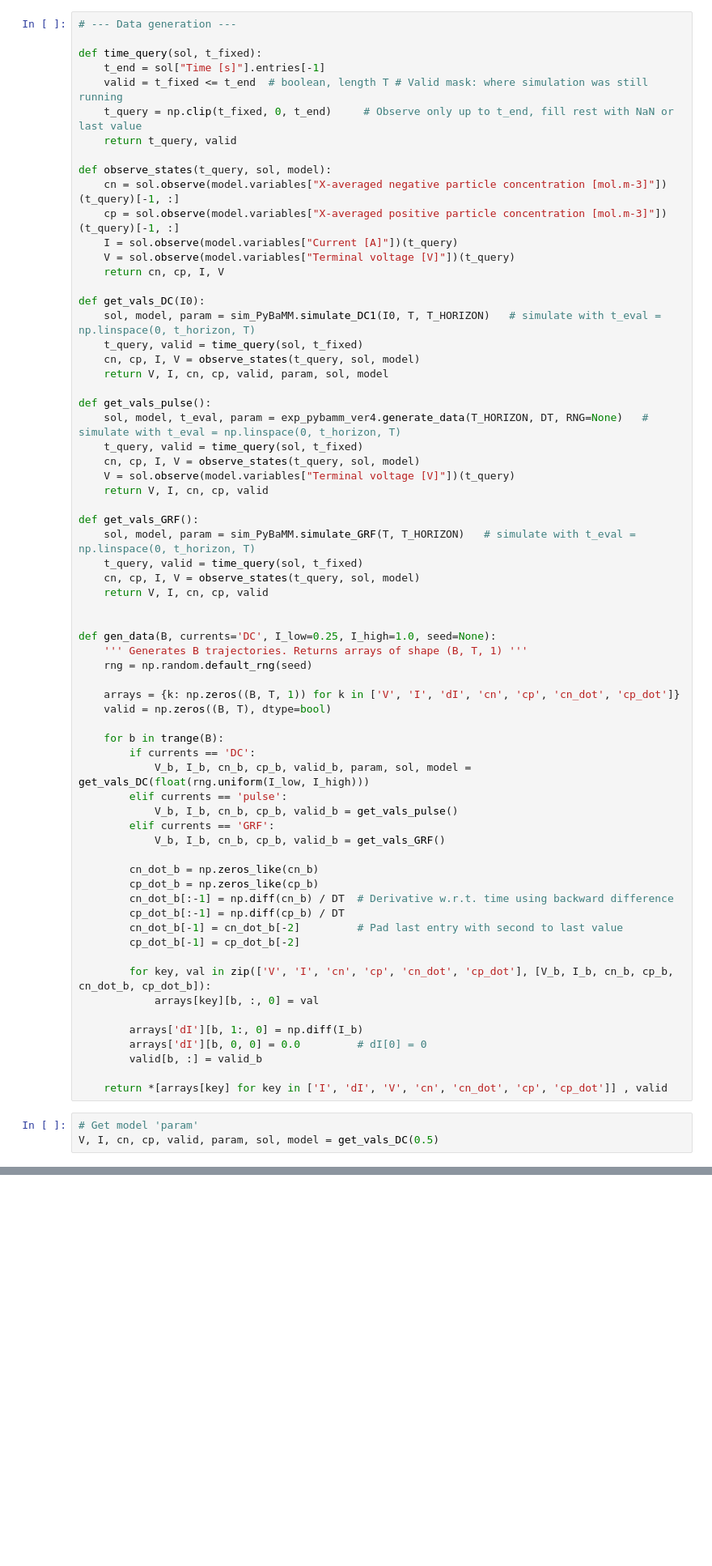
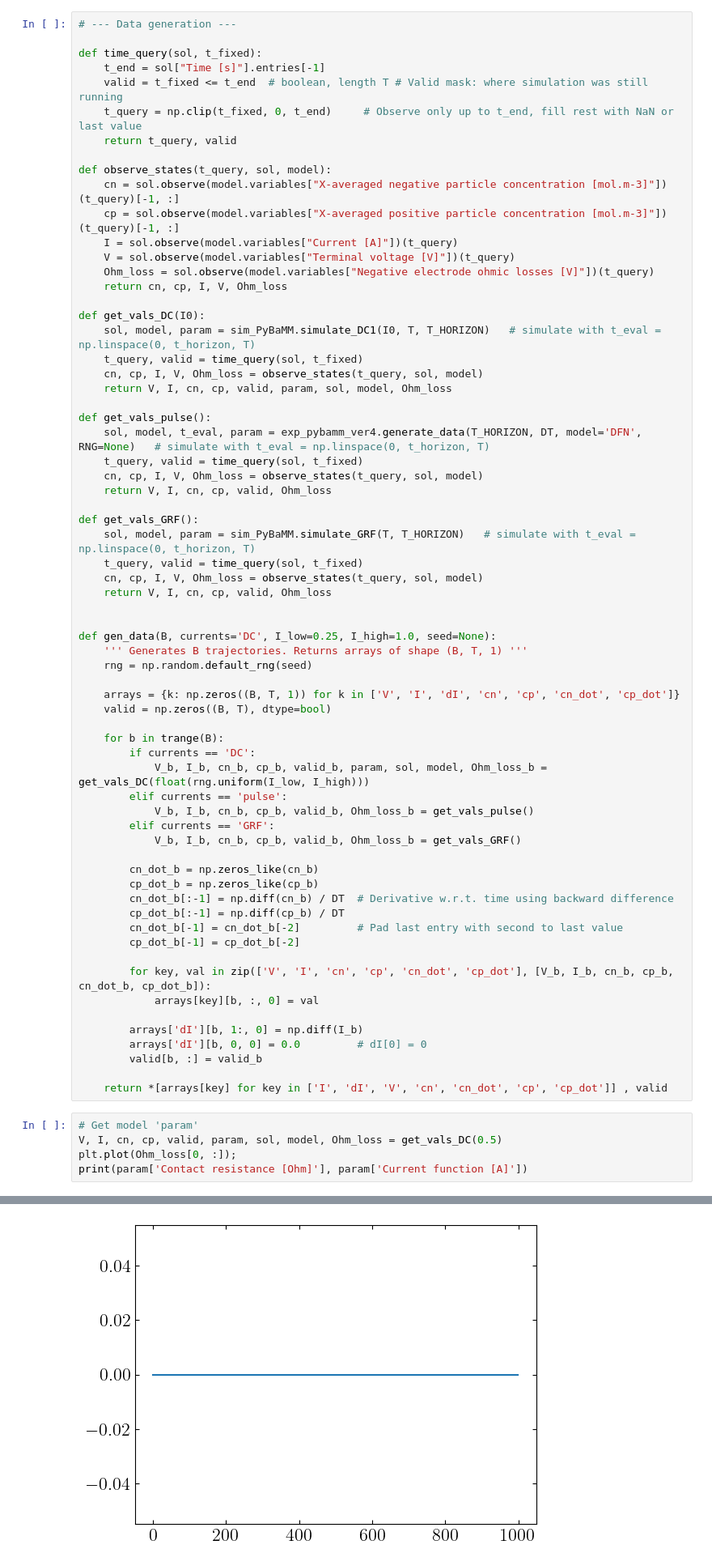
Before and after one commit to j-haralds/MSc_thesis, a Jupyter notebook: program/2_EncodedEulerNN/1_JN_xi_xidot.ipynb, the cells around one changed output, grey strips where cells are left out. Shown at 81% size. Saved outputs shown, nothing was run; the diff lists cells and outputs as text; blank space fills up the shorter version.

```diff
--- a/program/2_EncodedEulerNN/1_JN_xi_xidot.ipynb
+++ b/program/2_EncodedEulerNN/1_JN_xi_xidot.ipynb
@@ -45,26 +45,26 @@ def observe_states(t_query, sol, model):
     cp = sol.observe(model.variables["X-averaged positive particle concentration [mol.m-3]"])(t_query)[-1, :]
     I = sol.observe(model.variables["Current [A]"])(t_query)
     V = sol.observe(model.variables["Terminal voltage [V]"])(t_query)
-    return cn, cp, I, V
+    Ohm_loss = sol.observe(model.variables["Negative electrode ohmic losses [V]"])(t_query)
+    return cn, cp, I, V, Ohm_loss
 
 def get_vals_DC(I0):
     sol, model, param = sim_PyBaMM.simulate_DC1(I0, T, T_HORIZON)   # simulate with t_eval = np.linspace(0, t_horizon, T)
     t_query, valid = time_query(sol, t_fixed)
-    cn, cp, I, V = observe_states(t_query, sol, model)
-    return V, I, cn, cp, valid, param, sol, model
+    cn, cp, I, V, Ohm_loss = observe_states(t_query, sol, model)
+    return V, I, cn, cp, valid, param, sol, model, Ohm_loss
 
 def get_vals_pulse():
-    sol, model, t_eval, param = exp_pybamm_ver4.generate_data(T_HORIZON, DT, RNG=None)   # simulate with t_eval = np.linspace(0, t_horizon, T)
+    sol, model, t_eval, param = exp_pybamm_ver4.generate_data(T_HORIZON, DT, model='DFN', RNG=None)   # simulate with t_eval = np.linspace(0, t_horizon, T)
     t_query, valid = time_query(sol, t_fixed)
-    cn, cp, I, V = observe_states(t_query, sol, model)
-    V = sol.observe(model.variables["Terminal voltage [V]"])(t_query)
-    return V, I, cn, cp, valid
+    cn, cp, I, V, Ohm_loss = observe_states(t_query, sol, model)
+    return V, I, cn, cp, valid, Ohm_loss
 
 def get_vals_GRF():
     sol, model, param = sim_PyBaMM.simulate_GRF(T, T_HORIZON)   # simulate with t_eval = np.linspace(0, t_horizon, T)
     t_query, valid = time_query(sol, t_fixed)
-    cn, cp, I, V = observe_states(t_query, sol, model)
-    return V, I, cn, cp, valid
+    cn, cp, I, V, Ohm_loss = observe_states(t_query, sol, model)
+    return V, I, cn, cp, valid, Ohm_loss
 
 
 def gen_data(B, currents='DC', I_low=0.25, I_high=1.0, seed=None):
@@ -76,11 +76,11 @@ def gen_data(B, currents='DC', I_low=0.25, I_high=1.0, seed=None):
 
     for b in trange(B):
         if currents == 'DC':
-            V_b, I_b, cn_b, cp_b, valid_b, param, sol, model = get_vals_DC(float(rng.uniform(I_low, I_high)))
+            V_b, I_b, cn_b, cp_b, valid_b, param, sol, model, Ohm_loss_b = get_vals_DC(float(rng.uniform(I_low, I_high)))
         elif currents == 'pulse':
-            V_b, I_b, cn_b, cp_b, valid_b = get_vals_pulse()
+            V_b, I_b, cn_b, cp_b, valid_b, Ohm_loss_b = get_vals_pulse()
         elif currents == 'GRF':
-            V_b, I_b, cn_b, cp_b, valid_b = get_vals_GRF()
+            V_b, I_b, cn_b, cp_b, valid_b, Ohm_loss_b = get_vals_GRF()
 
         cn_dot_b = np.zeros_like(cn_b)
         cp_dot_b = np.zeros_like(cp_b)
@@ -99,4 +99,7 @@ def gen_data(B, currents='DC', I_low=0.25, I_high=1.0, seed=None):
     return *[arrays[key] for key in ['I', 'dI', 'V', 'cn', 'cn_dot', 'cp', 'cp_dot']] , valid
 # %%
 # Get model 'param'
-V, I, cn, cp, valid, param, sol, model = get_vals_DC(0.5)
+V, I, cn, cp, valid, param, sol, model, Ohm_loss = get_vals_DC(0.5)
+plt.plot(Ohm_loss[0, :]);
+print(param['Contact resistance [Ohm]'], param['Current function [A]'])
+# %% [output]
@@ -103,3 +107,4 @@ V, I, cn, cp, valid, param, sol, model = get_vals_DC(0.5)
+[figure, added]
 # %%
 # --- Save data ---
 # B = 20
```
Also changed, not shown: parts of 8 cells of this notebook, 3 other files.
